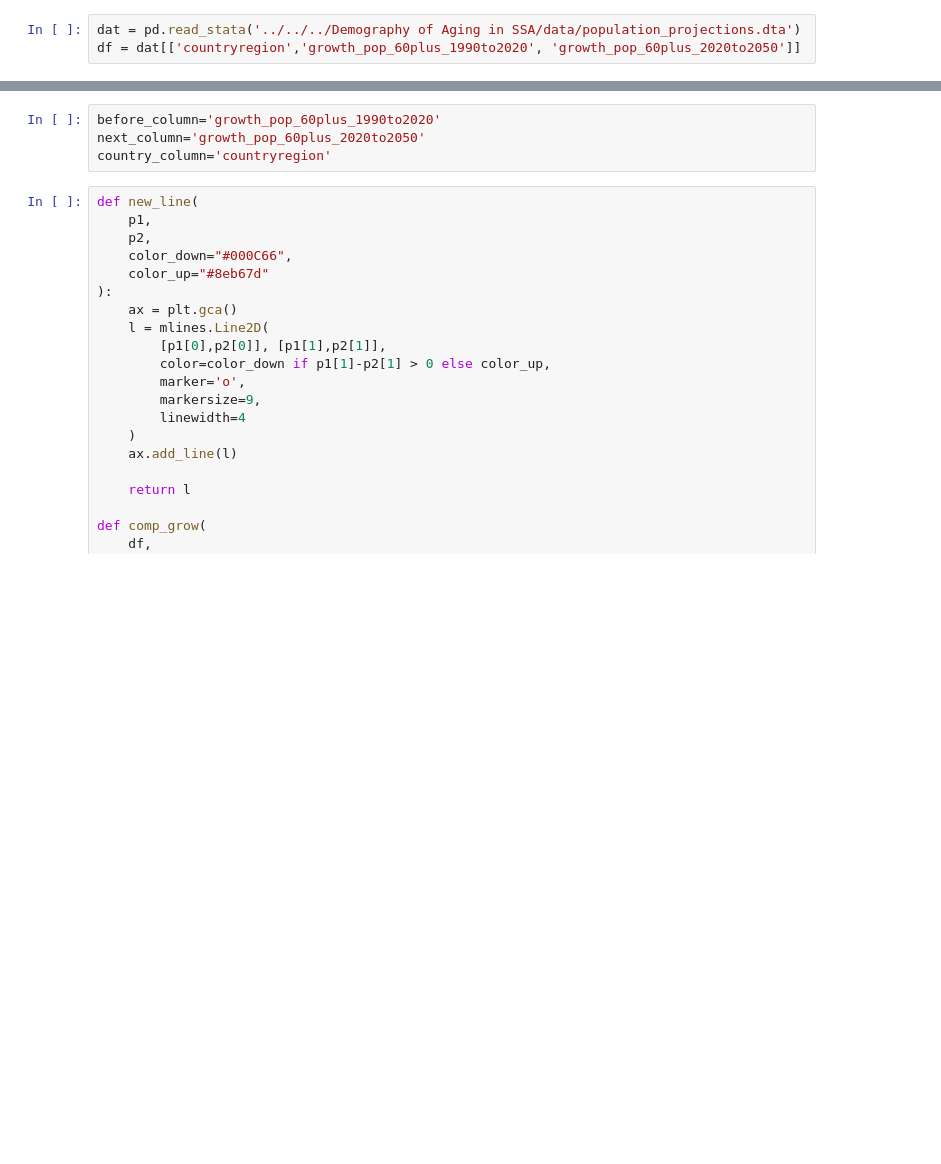
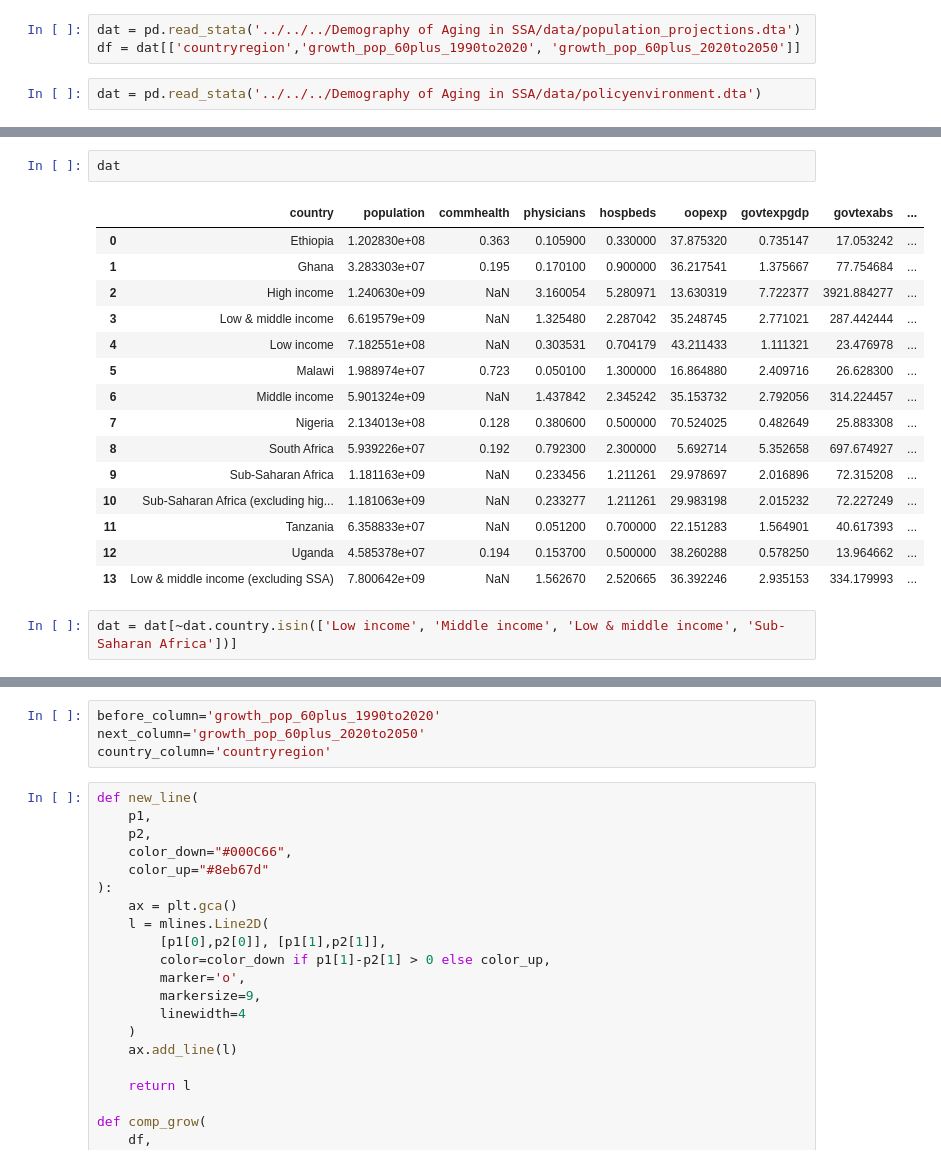
Before and after one commit to rlmic/aging-africa, a Jupyter notebook: notebooks/projected_growth.ipynb, the cells around one changed output, grey strips where cells are left out. Drawn from its saved outputs; the diff is of its cells as text; blank space fills up the shorter version.

```diff
--- a/notebooks/projected_growth.ipynb
+++ b/notebooks/projected_growth.ipynb
@@ -7,3 +8,5 @@ import numpy as np
 # %%
 dat = pd.read_stata('../../../Demography of Aging in SSA/data/population_projections.dta')
 df = dat[['countryregion','growth_pop_60plus_1990to2020', 'growth_pop_60plus_2020to2050']]
+# %%
+dat = pd.read_stata('../../../Demography of Aging in SSA/data/policyenvironment.dta')
@@ -9,0 +23,20 @@ df = dat[['countryregion','growth_pop_60plus_1990to2020', 'growth_pop_60plus_202
+# %%
+dat
+# %% [output]
+|  | country | population | commhealth | physicians | hospbeds | oopexp | govtexpgdp | govtexabs | ... |
+| 0 | Ethiopia | 1.202830e+08 | 0.363 | 0.105900 | 0.330000 | 37.875320 | 0.735147 | 17.053242 | ... |
+| 1 | Ghana | 3.283303e+07 | 0.195 | 0.170100 | 0.900000 | 36.217541 | 1.375667 | 77.754684 | ... |
+| 2 | High income | 1.240630e+09 | NaN | 3.160054 | 5.280971 | 13.630319 | 7.722377 | 3921.884277 | ... |
+| 3 | Low & middle income | 6.619579e+09 | NaN | 1.325480 | 2.287042 | 35.248745 | 2.771021 | 287.442444 | ... |
+| 4 | Low income | 7.182551e+08 | NaN | 0.303531 | 0.704179 | 43.211433 | 1.111321 | 23.476978 | ... |
+| 5 | Malawi | 1.988974e+07 | 0.723 | 0.050100 | 1.300000 | 16.864880 | 2.409716 | 26.628300 | ... |
+| 6 | Middle income | 5.901324e+09 | NaN | 1.437842 | 2.345242 | 35.153732 | 2.792056 | 314.224457 | ... |
+| 7 | Nigeria | 2.134013e+08 | 0.128 | 0.380600 | 0.500000 | 70.524025 | 0.482649 | 25.883308 | ... |
+| 8 | South Africa | 5.939226e+07 | 0.192 | 0.792300 | 2.300000 | 5.692714 | 5.352658 | 697.674927 | ... |
+| 9 | Sub-Saharan Africa | 1.181163e+09 | NaN | 0.233456 | 1.211261 | 29.978697 | 2.016896 | 72.315208 | ... |
+| 10 | Sub-Saharan Africa (excluding hig... | 1.181063e+09 | NaN | 0.233277 | 1.211261 | 29.983198 | 2.015232 | 72.227249 | ... |
+| 11 | Tanzania | 6.358833e+07 | NaN | 0.051200 | 0.700000 | 22.151283 | 1.564901 | 40.617393 | ... |
+| 12 | Uganda | 4.585378e+07 | 0.194 | 0.153700 | 0.500000 | 38.260288 | 0.578250 | 13.964662 | ... |
+| 13 | Low & middle income (excluding SSA) | 7.800642e+09 | NaN | 1.562670 | 2.520665 | 36.392246 | 2.935153 | 334.179993 | ... |
+# %%
+dat = dat[~dat.country.isin(['Low income', 'Middle income', 'Low & middle income', 'Sub-Saharan Africa'])]
```
Also changed, not shown: parts of 21 cells of this notebook, 1 other file.
